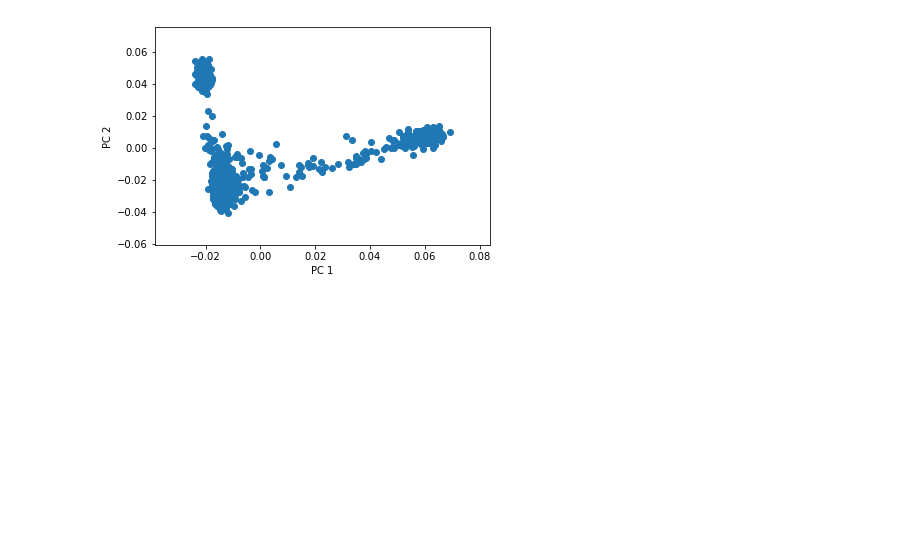
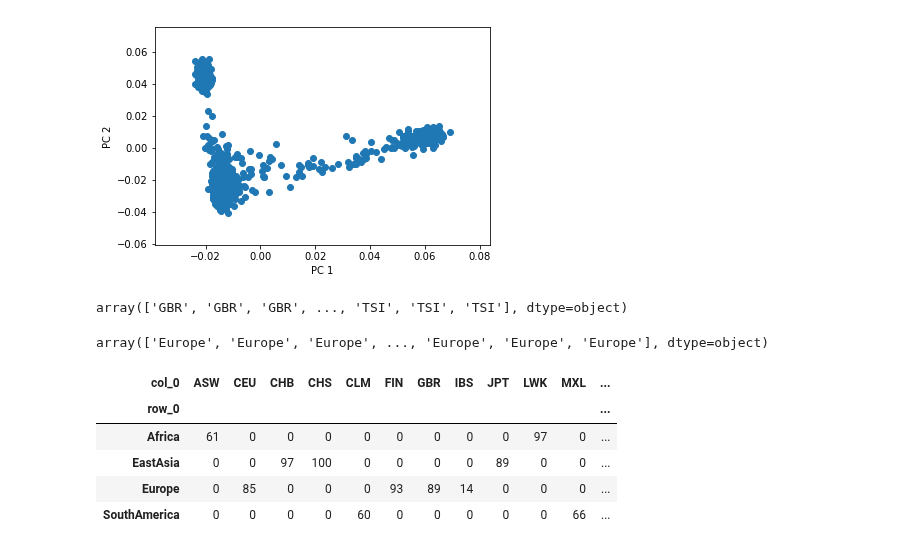
Before and after one commit to CoreArray/PySeqArray, a Jupyter notebook: docs/demo/tutorial.ipynb, the cells around one changed output. Saved outputs shown, nothing was run; the diff lists cells and outputs as text; code cells hidden in the pictures; blank space fills up the shorter version.

```diff
--- a/docs/demo/tutorial.ipynb
+++ b/docs/demo/tutorial.ipynb
@@ -155,3 +154,24 @@ plt.ylabel('PC 2')
 # %% [output]
 <matplotlib.text.Text at 0x...>
 [figure]
+# %%
+# get population information
+pop = f.GetData('sample.annotation/Population')
+pop
+# %% [output]
+array(['GBR', 'GBR', 'GBR', ..., 'TSI', 'TSI', 'TSI'], dtype=object)
+# %%
+# get continent information
+broad = f.GetData('sample.annotation/Continent')
+broad
+# %% [output]
+array(['Europe', 'Europe', 'Europe', ..., 'Europe', 'Europe', 'Europe'], dtype=object)
+# %%
+pandas.crosstab(broad, pop)
+# %% [output]
+| col_0 | ASW | CEU | CHB | CHS | CLM | FIN | GBR | IBS | JPT | LWK | MXL | ... |
+| row_0 |  |  |  |  |  |  |  |  |  |  |  | ... |
+| Africa | 61 | 0 | 0 | 0 | 0 | 0 | 0 | 0 | 0 | 97 | 0 | ... |
+| EastAsia | 0 | 0 | 97 | 100 | 0 | 0 | 0 | 0 | 89 | 0 | 0 | ... |
+| Europe | 0 | 85 | 0 | 0 | 0 | 93 | 89 | 14 | 0 | 0 | 0 | ... |
+| SouthAmerica | 0 | 0 | 0 | 0 | 60 | 0 | 0 | 0 | 0 | 0 | 66 | ... |
```
Also changed, not shown: parts of 5 cells of this notebook, 1 other file.
